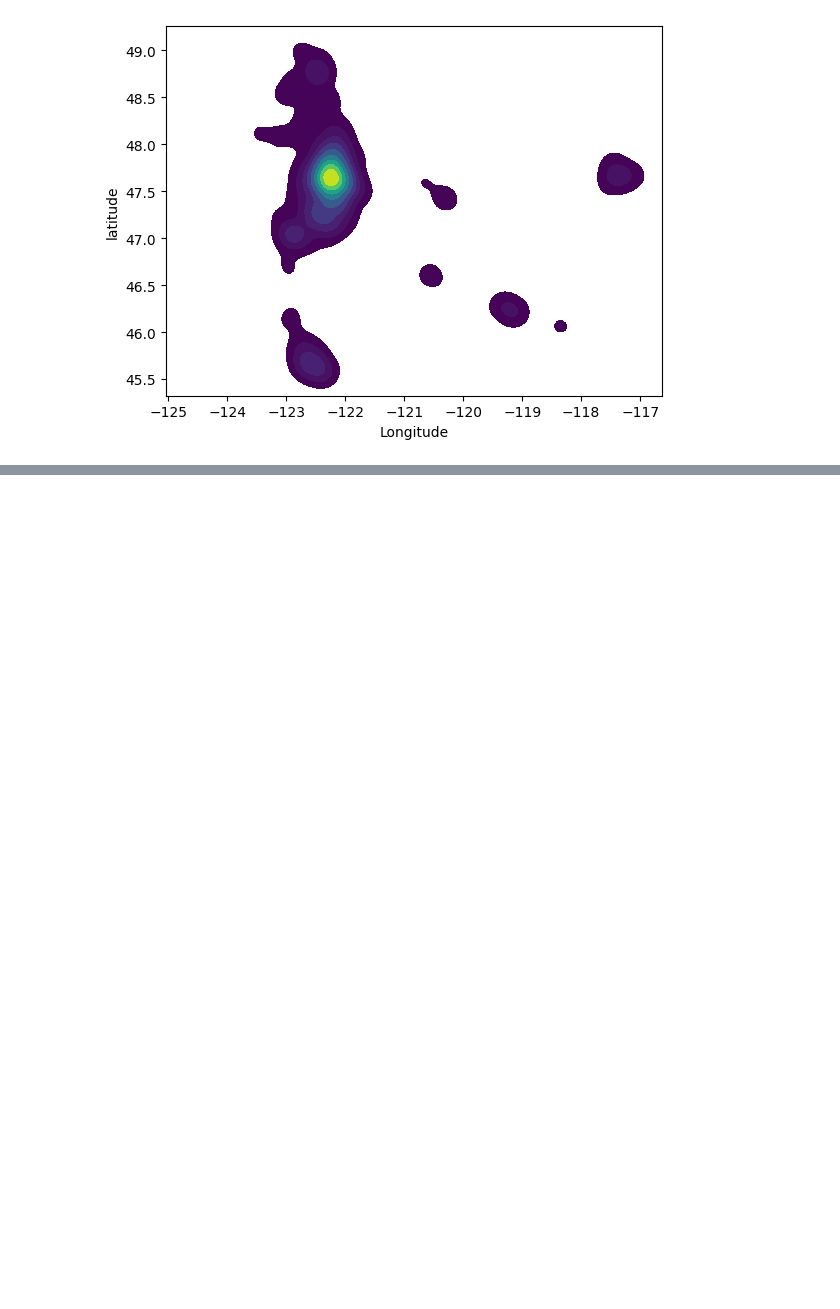
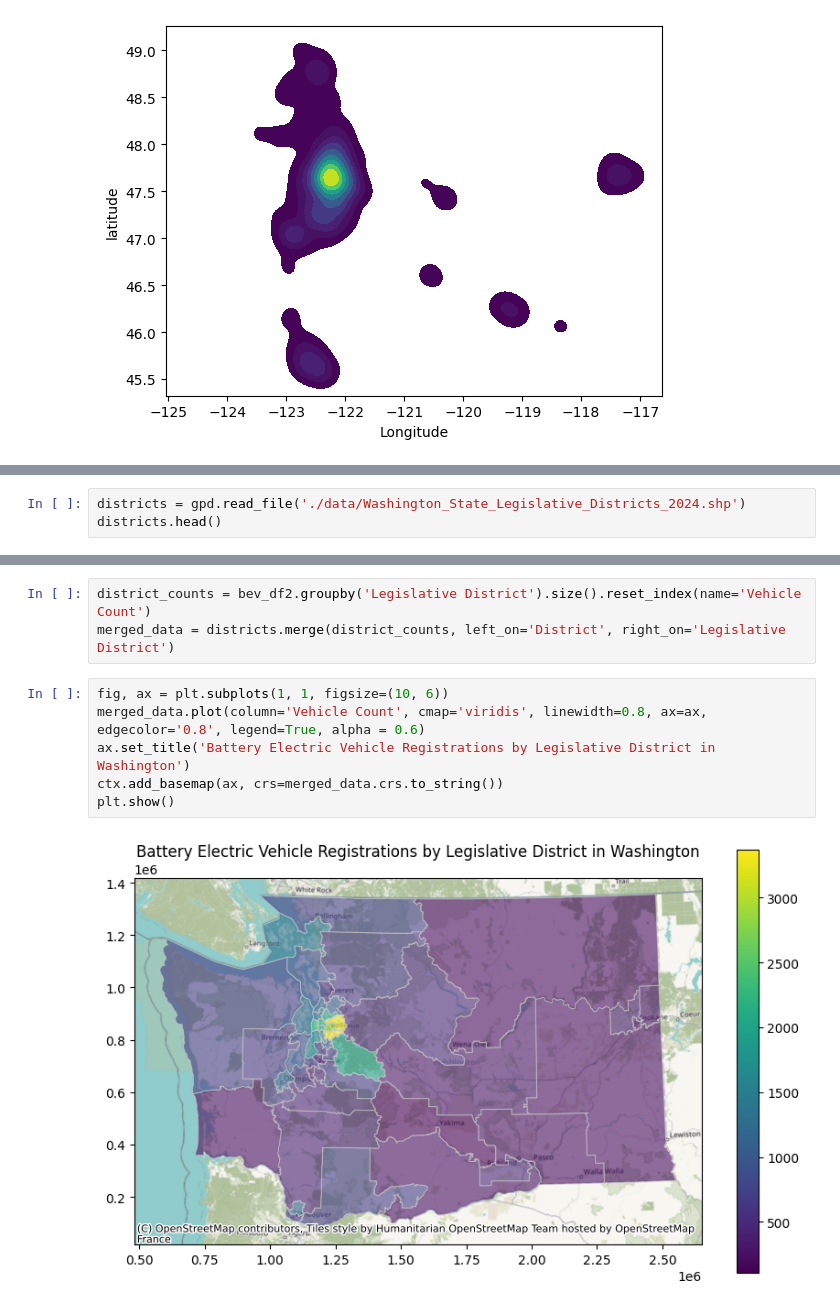
Before and after one commit to MichaelHowick/CS4580-EDA-Assignment, a Jupyter notebook: lk_notebook.ipynb, the cells around one changed output, grey strips where cells are left out. Drawn from its saved outputs; the diff is of its cells as text; blank space fills up the shorter version.

```diff
--- a/lk_notebook.ipynb
+++ b/lk_notebook.ipynb
@@ -143,0 +327,3 @@ plt.show()
+# %%
+districts = gpd.read_file('./data/Washington_State_Legislative_Districts_2024.shp')
+districts.head()
@@ -143,0 +337,11 @@ plt.show()
+# %%
+district_counts = bev_df2.groupby('Legislative District').size().reset_index(name='Vehicle Count')
+merged_data = districts.merge(district_counts, left_on='District', right_on='Legislative District')
+# %%
+fig, ax = plt.subplots(1, 1, figsize=(10, 6))
+merged_data.plot(column='Vehicle Count', cmap='viridis', linewidth=0.8, ax=ax, edgecolor='0.8', legend=True, alpha = 0.6)
+ax.set_title('Battery Electric Vehicle Registrations by Legislative District in Washington')
+ctx.add_basemap(ax, crs=merged_data.crs.to_string())
+plt.show()
+# %% [output]
+[figure, added]
```
Also changed, not shown: parts of 17 cells of this notebook, 6 other files.
